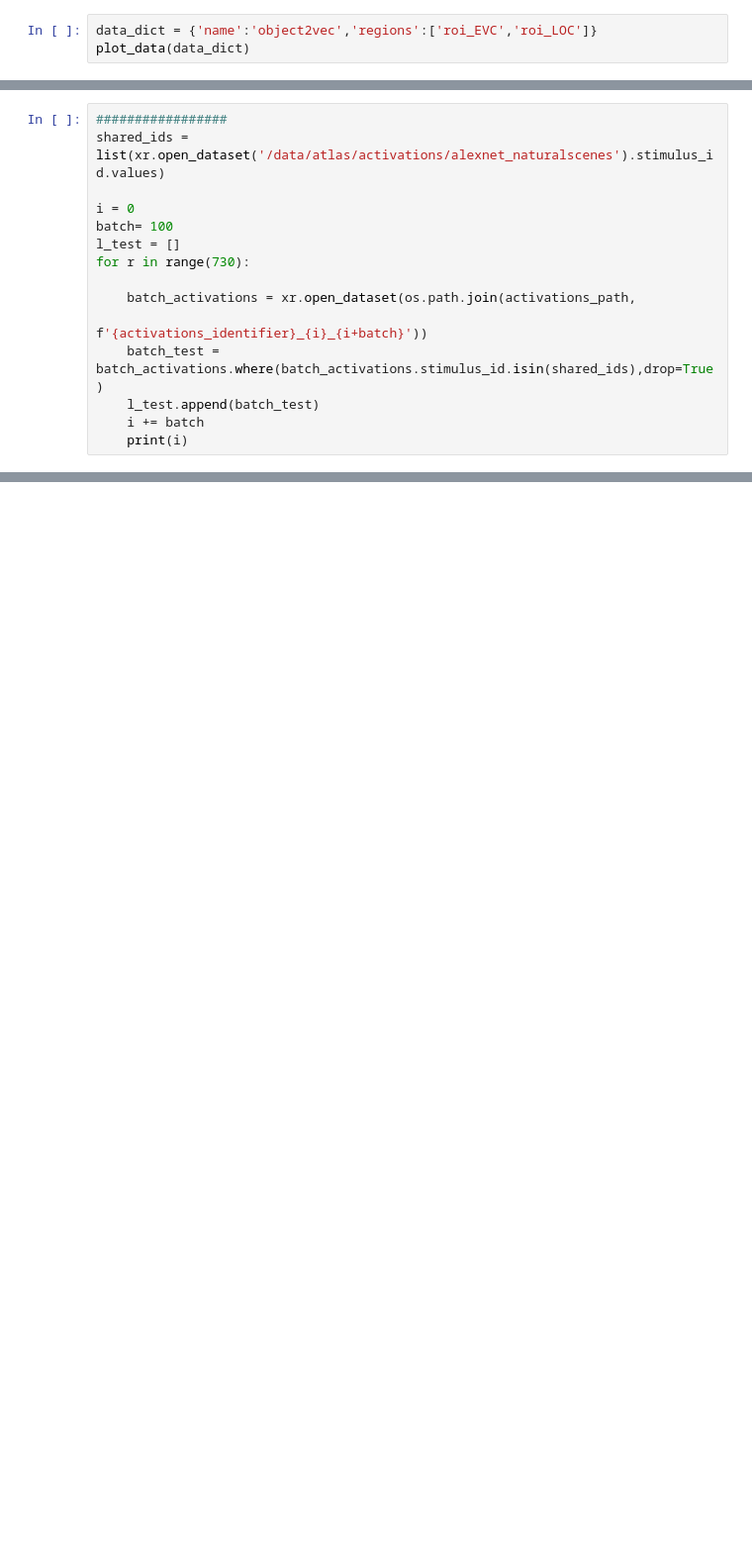
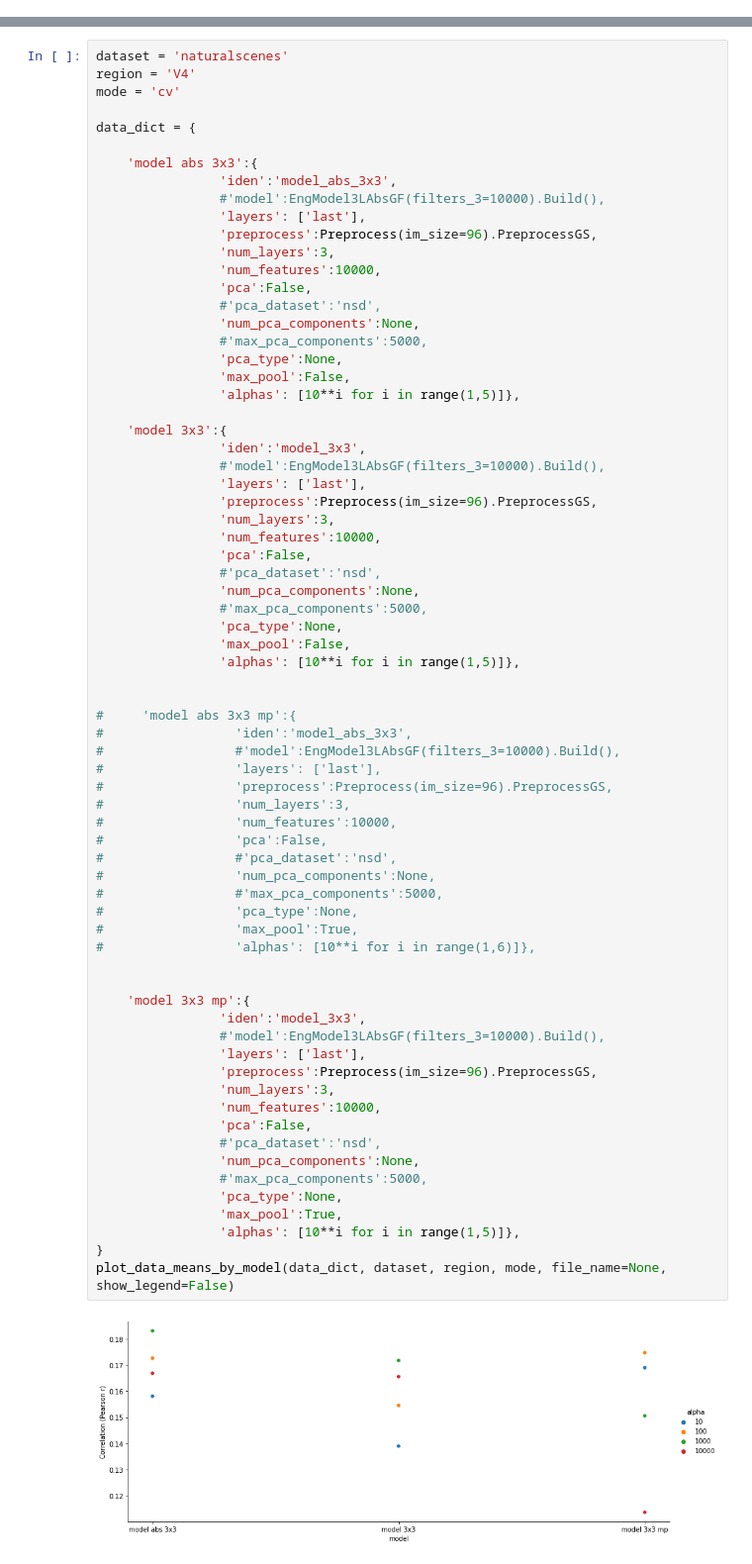
Before and after one commit to akazemian/untrained_models_of_visual_cortex, a Jupyter notebook: plots/plot_encoding_performance.ipynb, the cells around one changed output, grey strips where cells are left out. Shown at 99% size. Drawn from its saved outputs; the diff is of its cells as text; blank space fills up the shorter version.

```diff
--- a/plots/plot_encoding_performance.ipynb
+++ b/plots/plot_encoding_performance.ipynb
@@ -597,3 +0,0 @@ plot_subject_means(data_dict,file_name,aspect=1.25,show_legend='max vs avgpool')
-# %%
-data_dict = {'name':'object2vec','regions':['roi_EVC','roi_LOC']}
-plot_data(data_dict)
@@ -610,15 +0,0 @@ activations_identifier = model_name + '_' + dataset
-# %%
-#################
-shared_ids = list(xr.open_dataset('/data/atlas/activations/alexnet_naturalscenes').stimulus_id.values)
-
-i = 0
-batch= 100
-l_test = []
-for r in range(730):
-
-    batch_activations = xr.open_dataset(os.path.join(activations_path,
-                                                     f'{activations_identifier}_{i}_{i+batch}'))
-    batch_test = batch_activations.where(batch_activations.stimulus_id.isin(shared_ids),drop=True)
-    l_test.append(batch_test)
-    i += batch
-    print(i)
@@ -666,0 +490,72 @@ AlexNet(
+# %%
+dataset = 'naturalscenes'
+region = 'V4'
+mode = 'cv'
+
+data_dict = {
+
+    'model abs 3x3':{
+                'iden':'model_abs_3x3',
+                #'model':EngModel3LAbsGF(filters_3=10000).Build(),
+                'layers': ['last'],
+                'preprocess':Preprocess(im_size=96).PreprocessGS,
+                'num_layers':3,
+                'num_features':10000,
+                'pca':False,
+                #'pca_dataset':'nsd',
+                'num_pca_components':None,
+                #'max_pca_components':5000,
+                'pca_type':None,
+                'max_pool':False,
+                'alphas': [10**i for i in range(1,5)]},
+
+    'model 3x3':{
+                'iden':'model_3x3',
+                #'model':EngModel3LAbsGF(filters_3=10000).Build(),
+                'layers': ['last'],
+                'preprocess':Preprocess(im_size=96).PreprocessGS,
+                'num_layers':3,
+                'num_features':10000,
+                'pca':False,
+                #'pca_dataset':'nsd',
+                'num_pca_components':None,
+                #'max_pca_components':5000,
+                'pca_type':None,
+                'max_pool':False,
+                'alphas': [10**i for i in range(1,5)]},
+
+
+#     'model abs 3x3 mp':{
+#                 'iden':'model_abs_3x3',
+#                 #'model':EngModel3LAbsGF(filters_3=10000).Build(),
+#                 'layers': ['last'],
+#                 'preprocess':Preprocess(im_size=96).PreprocessGS,
+#                 'num_layers':3,
+#                 'num_features':10000,
+#                 'pca':False,
+#                 #'pca_dataset':'nsd',
+#                 'num_pca_components':None,
+#                 #'max_pca_components':5000,
+#                 'pca_type':None,
+#                 'max_pool':True,
+#                 'alphas': [10**i for i in range(1,6)]},
+
+
+    'model 3x3 mp':{
+                'iden':'model_3x3',
+                #'model':EngModel3LAbsGF(filters_3=10000).Build(),
+                'layers': ['last'],
+                'preprocess':Preprocess(im_size=96).PreprocessGS,
+                'num_layers':3,
+                'num_features':10000,
+                'pca':False,
+                #'pca_dataset':'nsd',
+                'num_pca_components':None,
+                #'max_pca_components':5000,
+                'pca_type':None,
+                'max_pool':True,
+                'alphas': [10**i for i in range(1,5)]},
+}
+plot_data_means_by_model(data_dict, dataset, region, mode, file_name=None, show_legend=False)
+# %% [output]
+[figure, added]
```
Also changed, not shown: parts of 64 cells of this notebook, 37 other files.
